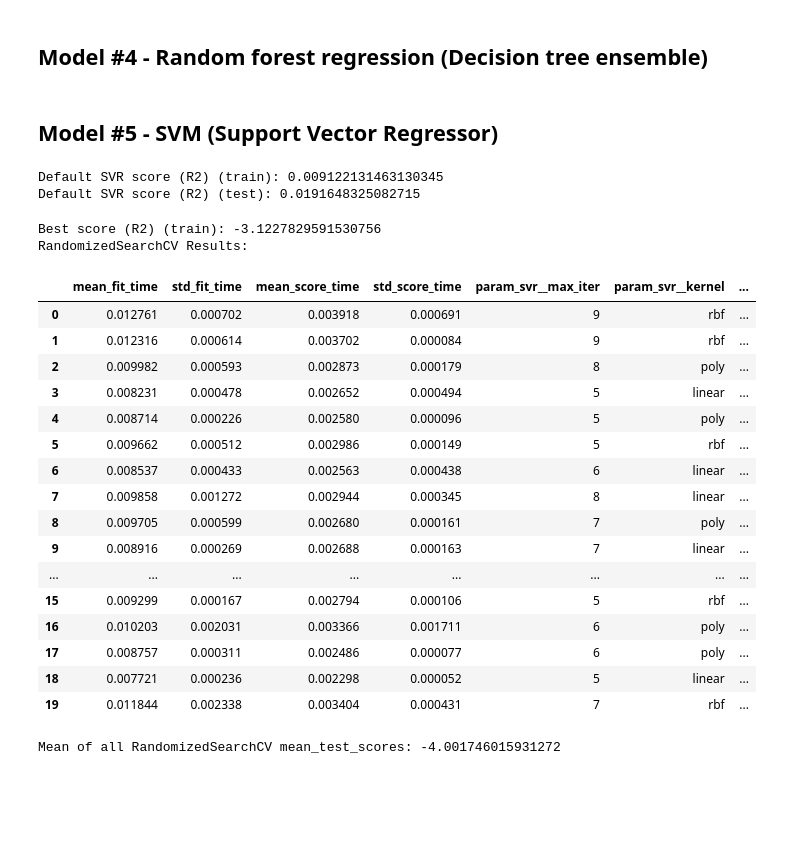
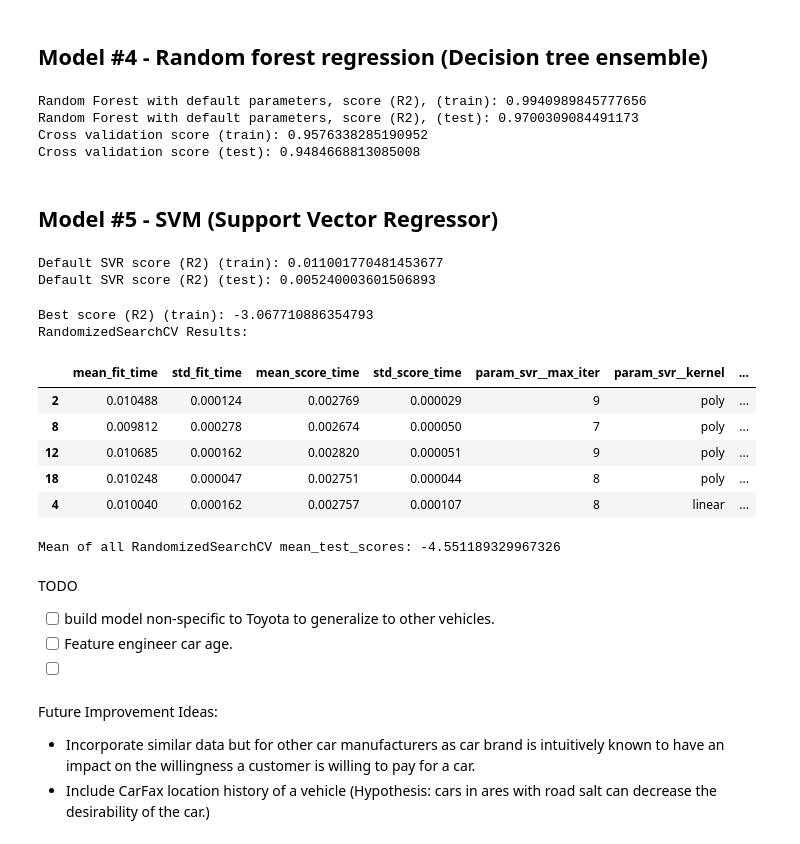
Before and after one commit to aoot/Workspace_UsedCarPricePrediction, a Jupyter notebook: notebook.ipynb, the cells around one changed output. Saved outputs shown, nothing was run; the diff lists cells and outputs as text; code cells hidden in the pictures; blank space fills up the shorter version.

Commit message:
Finished all models first draft.

```diff
--- a/notebook.ipynb
+++ b/notebook.ipynb
@@ -560,2 +556,29 @@ AdaBoost hyperparameter tuning best param: {'n_estimators': 50, 'loss': 'exponen
 # %% [markdown]
 ## Model #4 - Random forest regression (Decision tree ensemble)
+# %%
+### Random forest regressor with defualt hyperparameters
+from sklearn.ensemble import RandomForestRegressor
+from sklearn.model_selection import cross_val_score
+from statistics import mean
+
+## Fit the default parameter RF model
+clf_rf_default = RandomForestRegressor().fit(X_train, y_train)
+print(f"Random Forest with default parameters, score (R2), (train): {clf_rf_default.score(X_train, y_train)}")
+print(f"Random Forest with default parameters, score (R2), (test): {clf_rf_default.score(X_test, y_test)}")
+
+## Check the cross validation score
+clf_rf_default_cv_score_train = cross_val_score(estimator=clf_rf_default,
+                                               X = X_train,
+                                               y = y_train,
+                                               cv=5)
+clf_rf_default_cv_score_test = cross_val_score(estimator=clf_rf_default,
+                                                X = X_test,
+                                                y = y_test,
+                                                cv=5)
+print(f"Cross validation score (train): {mean(clf_rf_default_cv_score_train)}")
+print(f"Cross validation score (test): {mean(clf_rf_default_cv_score_test)}")
+# %% [output]
+Random Forest with default parameters, score (R2), (train): 0.9940989845777656
+Random Forest with default parameters, score (R2), (test): 0.9700309084491173
+Cross validation score (train): 0.9576338285190952
+Cross validation score (test): 0.9484668813085008
@@ -567,62 +615,63 @@ from sklearn.svm import SVR
 from sklearn.preprocessing import StandardScaler
 from sklearn.pipeline import make_pipeline
 
-## Building an SVR pipeline (SVM needs to normalize inputs)
-svr_pipeline = make_pipeline(StandardScaler(), SVR(cv=5))
+## Building an SVR pipeline (SVM needs to normalize inlineputs)
+svr_pipeline = make_pipeline(StandardScaler(), SVR())
 clf_svr_default = svr_pipeline.fit(X_train, y_train)
 print(f"Default SVR score (R2) (train): {clf_svr_default.score(X_train, y_train)}")  # Wow, very bad
 print(f"Default SVR score (R2) (test): {clf_svr_default.score(X_test, y_test)}")     # Bad, but better than the train set, why?
 # %% [output]
-Default SVR score (R2) (train): 0.009122131463130345
-Default SVR score (R2) (test): 0.0191648325082715
+Default SVR score (R2) (train): 0.011001770481453677
+Default SVR score (R2) (test): 0.005240003601506893
 # %%
 ### SVM Hyperparameter Tuning
 from sklearn.model_selection import RandomizedSearchCV
 import warnings
 import statistics  # for mean()
 
 ## Ignore all warnings
 warnings.filterwarnings('ignore')
 
 ## Hyperparamter tuning
 param_dist = {'svr__kernel':['linear', 'poly', 'rbf'],
               'svr__degree': range(3, 6),
               'svr__C': range(1, 5),
               'svr__max_iter': range(5, 10)}
 ## RandomizedSearchCV (hyperparameter tuning)
 rand_search = (RandomizedSearchCV(estimator=clf_svr_default,
                                  param_distributions=param_dist,
-                                 n_iter=20)).fit(X_train, y_train)
+                                 n_iter=20,
+                                 cv=5)).fit(X_train, y_train)
 print(f"Best score (R2) (train): {rand_search.best_score_}")
 print(f"RandomizedSearchCV Results:")
-display(pd.DataFrame(rand_search.cv_results_))
+display(pd.DataFrame(rand_search.cv_results_)
+        .sort_values(by='rank_test_score')
+        .head())
 
 ## Mean of all RandomizedSearchCV mean_test_score
 print(f"Mean of all RandomizedSearchCV mean_test_scores: {statistics.mean(pd.DataFrame(rand_search.cv_results_)['mean_test_score'])}")
 
 ## NOTES:
 ## - Yeah, the score does not look good. Perhaps SVR is not a good model as the matrix is pretty sparse
 ##   from the different car models and fueltTypes.
 # %% [output]
-Best score (R2) (train): -3.1227829591530756
+Best score (R2) (train): -3.067710886354793
 RandomizedSearchCV Results:
 |  | mean_fit_time | std_fit_time | mean_score_time | std_score_time | param_svr__max_iter | param_svr__kernel | ... |
-| 0 | 0.012761 | 0.000702 | 0.003918 | 0.000691 | 9 | rbf | ... |
-| 1 | 0.012316 | 0.000614 | 0.003702 | 0.000084 | 9 | rbf | ... |
-| 2 | 0.009982 | 0.000593 | 0.002873 | 0.000179 | 8 | poly | ... |
-| 3 | 0.008231 | 0.000478 | 0.002652 | 0.000494 | 5 | linear | ... |
-| 4 | 0.008714 | 0.000226 | 0.002580 | 0.000096 | 5 | poly | ... |
-| 5 | 0.009662 | 0.000512 | 0.002986 | 0.000149 | 5 | rbf | ... |
-| 6 | 0.008537 | 0.000433 | 0.002563 | 0.000438 | 6 | linear | ... |
-| 7 | 0.009858 | 0.001272 | 0.002944 | 0.000345 | 8 | linear | ... |
-| 8 | 0.009705 | 0.000599 | 0.002680 | 0.000161 | 7 | poly | ... |
-| 9 | 0.008916 | 0.000269 | 0.002688 | 0.000163 | 7 | linear | ... |
-| ... | ... | ... | ... | ... | ... | ... | ... |
-| 15 | 0.009299 | 0.000167 | 0.002794 | 0.000106 | 5 | rbf | ... |
-| 16 | 0.010203 | 0.002031 | 0.003366 | 0.001711 | 6 | poly | ... |
-| 17 | 0.008757 | 0.000311 | 0.002486 | 0.000077 | 6 | poly | ... |
-| 18 | 0.007721 | 0.000236 | 0.002298 | 0.000052 | 5 | linear | ... |
-| 19 | 0.011844 | 0.002338 | 0.003404 | 0.000431 | 7 | rbf | ... |
+| 2 | 0.010488 | 0.000124 | 0.002769 | 0.000029 | 9 | poly | ... |
+| 8 | 0.009812 | 0.000278 | 0.002674 | 0.000050 | 7 | poly | ... |
+| 12 | 0.010685 | 0.000162 | 0.002820 | 0.000051 | 9 | poly | ... |
+| 18 | 0.010248 | 0.000047 | 0.002751 | 0.000044 | 8 | poly | ... |
+| 4 | 0.010040 | 0.000162 | 0.002757 | 0.000107 | 8 | linear | ... |
-Mean of all RandomizedSearchCV mean_test_scores: -4.001746015931272
+Mean of all RandomizedSearchCV mean_test_scores: -4.551189329967326
 # %%
 ### Feature engineer car sub categories
+# %% [markdown]
+TODO
+- [ ] build model non-specific to Toyota to generalize to other vehicles.
+- [ ] Feature engineer car age.
+- [ ]
+# %% [markdown]
+Future Improvement Ideas:
+- Incorporate similar data but for other car manufacturers as car brand is intuitively known to have an impact on the willingness a customer is willing to pay for a car.
+- Include CarFax location history of a vehicle (Hypothesis: cars in ares with road salt can decrease the desirability of the car.)
```
Also changed, not shown: parts of 8 cells of this notebook.
